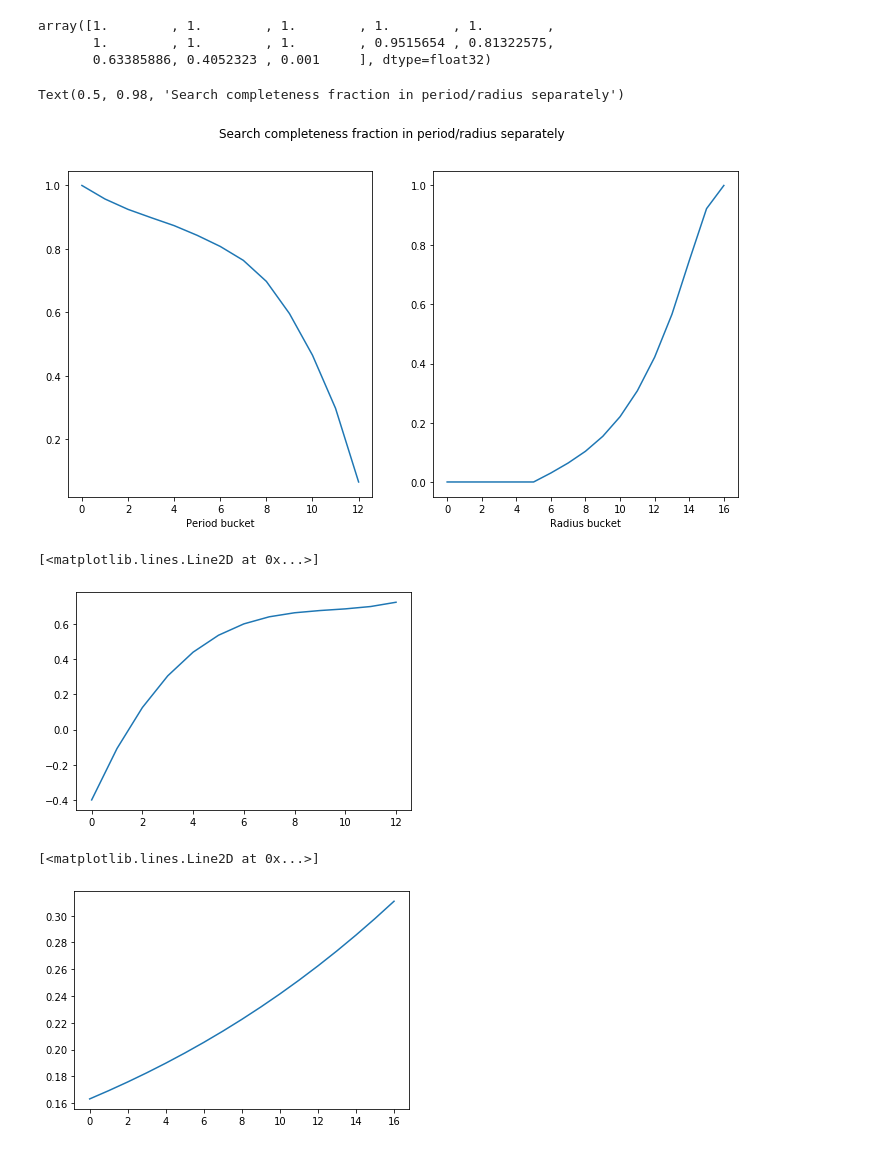
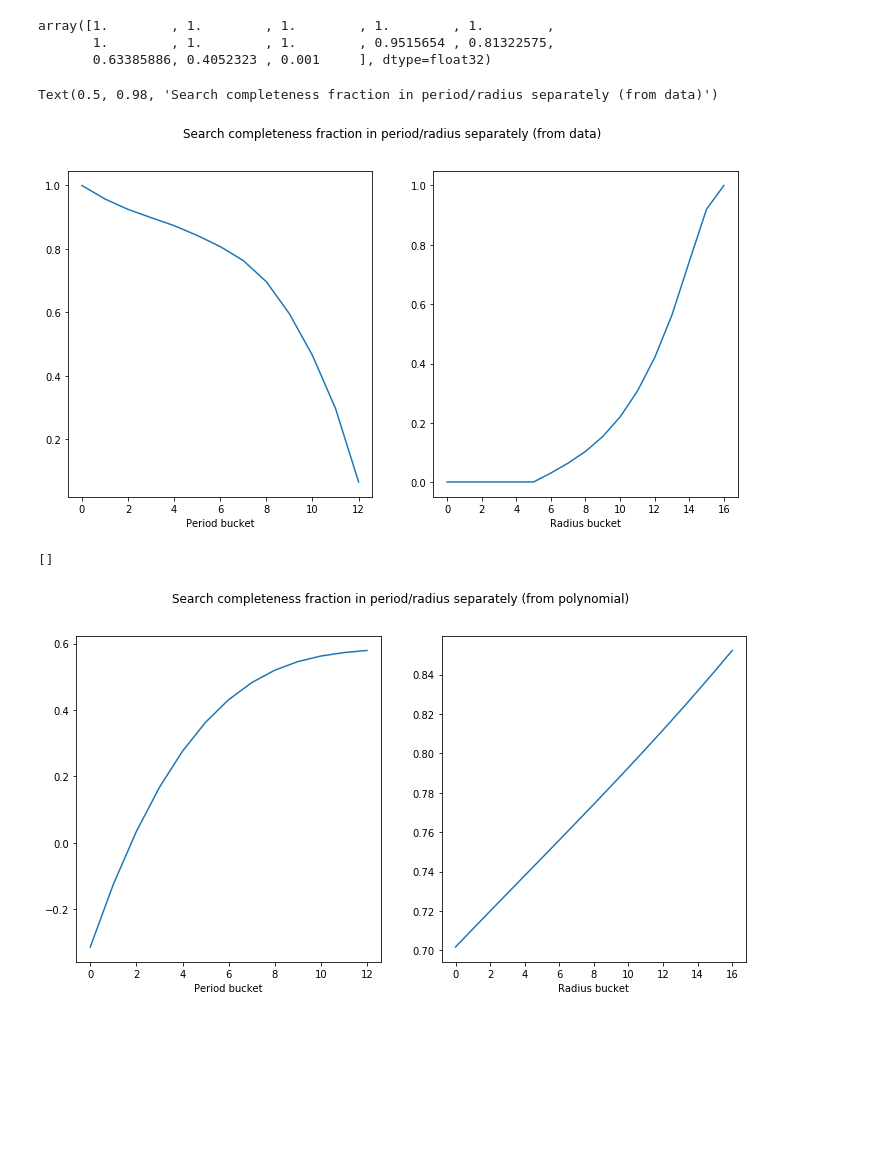
Before and after one commit to aditya-sengupta/tesscomp-prototyping, a Jupyter notebook: ballard_prototyping.ipynb, the cells around one changed output. Drawn from its saved outputs; the diff is of its cells as text; code cells hidden in the pictures; blank space fills up the shorter version.

```diff
--- a/ballard_prototyping.ipynb
+++ b/ballard_prototyping.ipynb
@@ -36,25 +36,27 @@ ax1.plot(pcomp_marginalized)
 ax1.set_xlabel("Period bucket")
 ax2.plot(rcomp_marginalized)
 ax2.set_xlabel("Radius bucket")
-plt.suptitle("Search completeness fraction in period/radius separately")
+plt.suptitle("Search completeness fraction in period/radius separately (from data)")
 # %% [output]
-Text(0.5, 0.98, 'Search completeness fraction in period/radius separately')
+Text(0.5, 0.98, 'Search completeness fraction in period/radius separately (from data)')
-[figure, old version]
+[figure, new version]
 # %%
 rng_p = np.array([0.5, 200])
 rng_r = np.array([0.5, 4])
 num_bins_p = 13
 num_bins_r = 17
 bins_p = 10 ** (np.linspace(*np.log10(rng_p), num_bins_p))
 bins_r = 10 ** (np.linspace(*np.log10(rng_r), num_bins_r))
 comp_poly = lambda x, a1, a2, a3, a4: a4 + a1 * x + (a1 * a2) * x ** 2 + (a1/3) * (a2**2 + a3**2) * x ** 3
-params = np.array([1.1, -0.55, 0.11, -0.01, 0.14, 0.45, 0.4, 0.2])
-plt.plot(comp_poly(np.log10(bins_p), *params[:4]))
+params = np.array([0.75, -0.4, 0.07, -0.06, 0.16, 0.03, 0.6, 0.75])# * np.log(10)
+
+fig, (ax1, ax2) = plt.subplots(1, 2, figsize=(12,6))
+ax1.plot(comp_poly(np.log10(bins_p), *params[:4]))
+ax1.set_xlabel("Period bucket")
+ax2.plot(comp_poly(np.log10(bins_r), *params[4:]))
+ax2.set_xlabel("Radius bucket")
+plt.suptitle("Search completeness fraction in period/radius separately (from polynomial)")
+plt.plot()
 # %% [output]
-[<matplotlib.lines.Line2D at 0x...>]
+[]
-[figure, old version]
+[figure, new version]
-# %%
-plt.plot(comp_poly(np.log10(bins_r), *params[4:]))
-# %% [output]
-[<matplotlib.lines.Line2D at 0x...>]
-[figure, removed]
```
Also changed, not shown: parts of 1 cell of this notebook, 6 other files.
